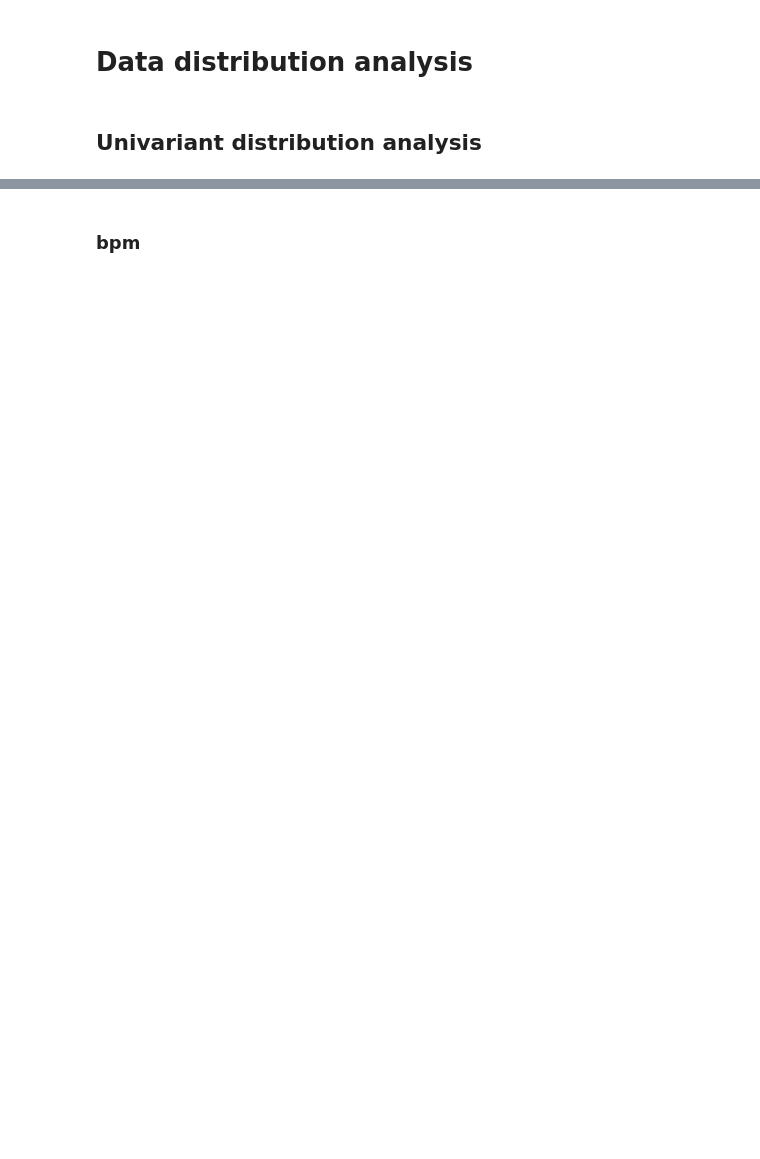
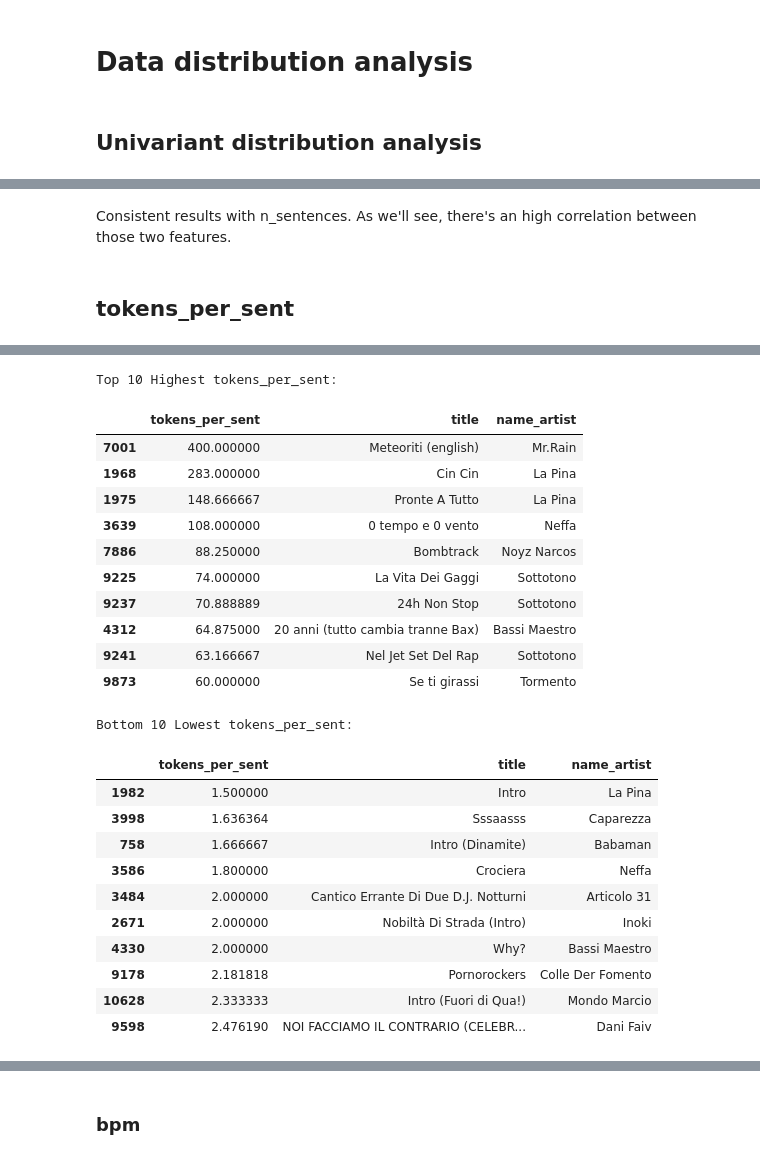
Before and after one commit to jaanisfehling/italian-rap-songs, a Jupyter notebook: data_understanding/data_distribution.ipynb, the cells around one changed output, grey strips where cells are left out. Drawn from its saved outputs; the diff is of its cells as text; code cells hidden in the pictures; blank space fills up the shorter version.

```diff
--- a/data_understanding/data_distribution.ipynb
+++ b/data_understanding/data_distribution.ipynb
@@ -42,0 +106,7 @@ def analyze_distribution(df, col, title, color_histo, bins=40):
+# %% [markdown]
+Consistent results with n_sentences. As we'll see, there's an high correlation between those two features.
+# %% [markdown]
+## tokens_per_sent
+# %%
+analyze_distribution(df_tracks, 'tokens_per_sent', 'tokens_per_sent', 'blue')
+# %% [output]
@@ -42,0 +114,24 @@ def analyze_distribution(df, col, title, color_histo, bins=40):
+Top 10 Highest tokens_per_sent:
+|  | tokens_per_sent | title | name_artist |
+| 7001 | 400.000000 | Meteoriti (english) | Mr.Rain |
+| 1968 | 283.000000 | Cin Cin | La Pina |
+| 1975 | 148.666667 | Pronte A Tutto | La Pina |
+| 3639 | 108.000000 | 0 tempo e 0 vento | Neffa |
+| 7886 | 88.250000 | Bombtrack | Noyz Narcos |
+| 9225 | 74.000000 | La Vita Dei Gaggi | Sottotono |
+| 9237 | 70.888889 | 24h Non Stop | Sottotono |
+| 4312 | 64.875000 | 20 anni (tutto cambia tranne Bax) | Bassi Maestro |
+| 9241 | 63.166667 | Nel Jet Set Del Rap | Sottotono |
+| 9873 | 60.000000 | Se ti girassi | Tormento |
+Bottom 10 Lowest tokens_per_sent:
+|  | tokens_per_sent | title | name_artist |
+| 1982 | 1.500000 | Intro | La Pina |
+| 3998 | 1.636364 | Sssaasss | Caparezza |
+| 758 | 1.666667 | Intro (Dinamite) | Babaman |
+| 3586 | 1.800000 | Crociera | Neffa |
+| 3484 | 2.000000 | Cantico Errante Di Due D.J. Notturni | Articolo 31 |
+| 2671 | 2.000000 | Nobiltà Di Strada (Intro) | Inoki |
+| 4330 | 2.000000 | Why? | Bassi Maestro |
+| 9178 | 2.181818 | Pornorockers | Colle Der Fomento |
+| 10628 | 2.333333 | Intro (Fuori di Qua!) | Mondo Marcio |
+| 9598 | 2.476190 | NOI FACCIAMO IL CONTRARIO (CELEBR... | Dani Faiv |
```
Also changed, not shown: parts of 32 cells of this notebook.
